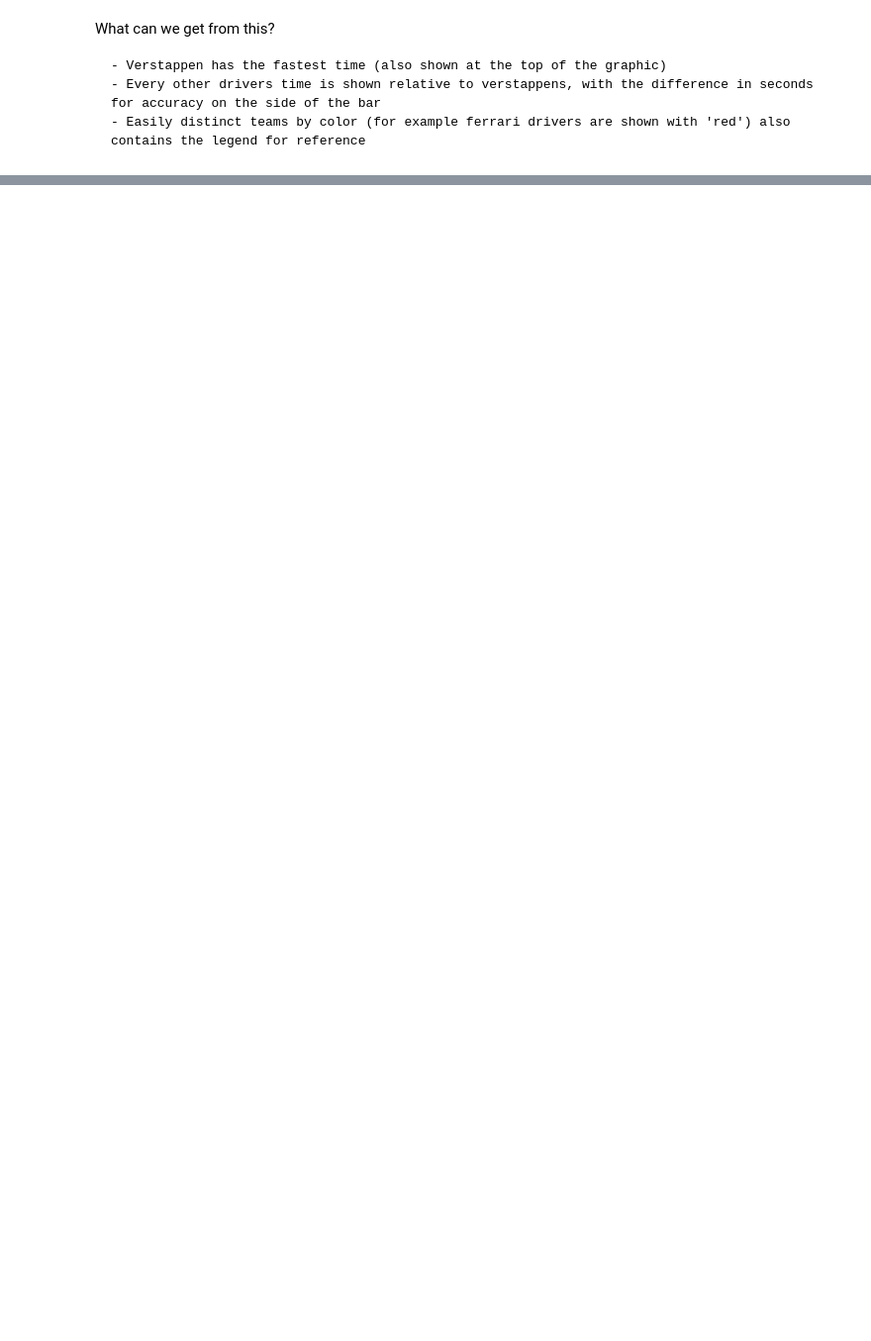
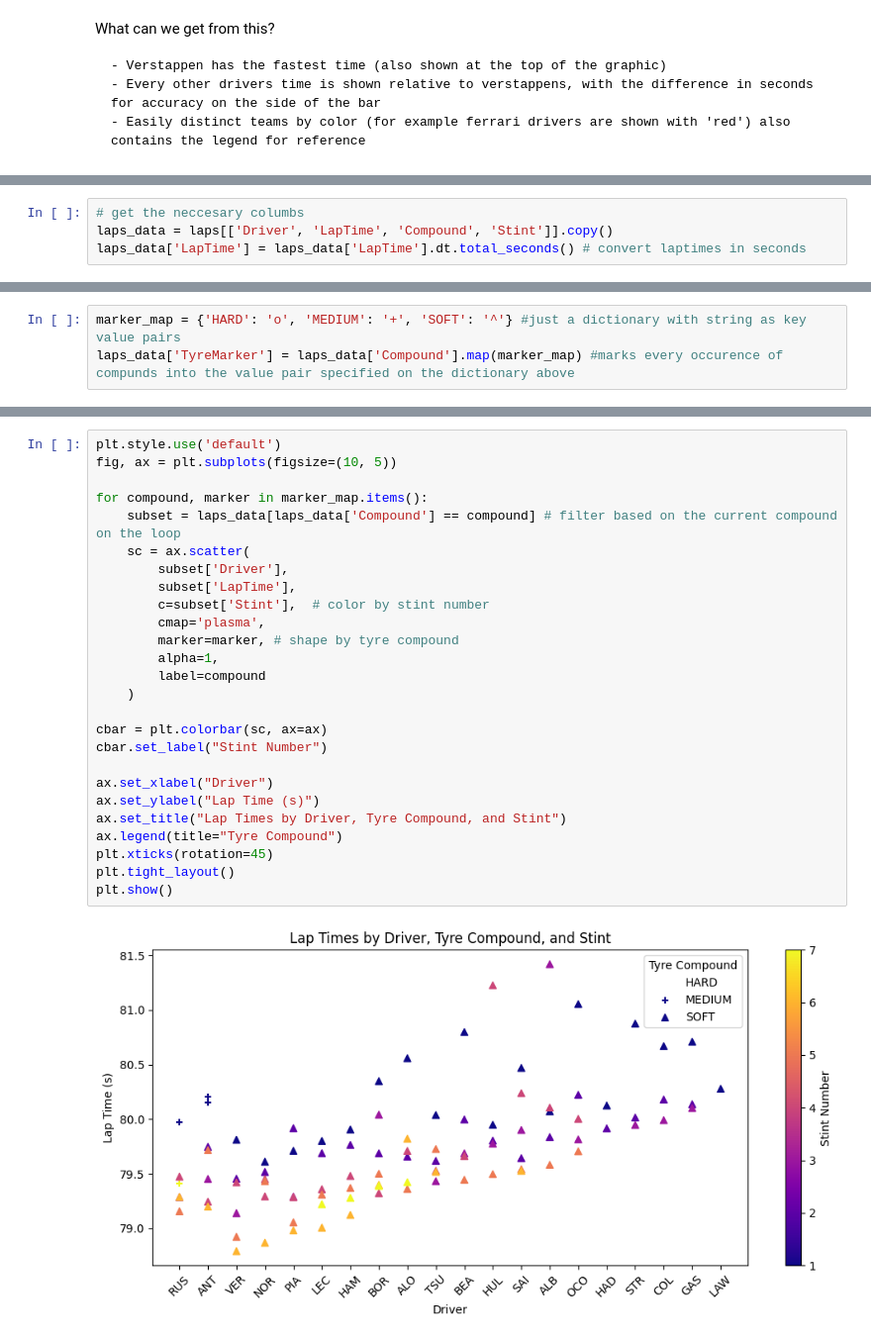
Before and after one commit to An-d1/Formula1Analysis, a Jupyter notebook: notebooks/monza_race_analysis.ipynb, the cells around one changed output, grey strips where cells are left out. Shown: that part at 99% size. Drawn from its saved outputs; the diff is of its cells as text; blank space fills up the shorter version.

```diff
--- a/notebooks/monza_race_analysis.ipynb
+++ b/notebooks/monza_race_analysis.ipynb
@@ -154,0 +226,4 @@ What can we get from this?
+# %%
+# get the neccesary columbs
+laps_data = laps[['Driver', 'LapTime', 'Compound', 'Stint']].copy()
+laps_data['LapTime'] = laps_data['LapTime'].dt.total_seconds() # convert laptimes in seconds
@@ -154,0 +247,3 @@ What can we get from this?
+# %%
+marker_map = {'HARD': 'o', 'MEDIUM': '+', 'SOFT': '^'} #just a dictionary with string as key value pairs
+laps_data['TyreMarker'] = laps_data['Compound'].map(marker_map) #marks every occurence of compunds into the value pair specified on the dictionary above
@@ -154,0 +256,28 @@ What can we get from this?
+# %%
+plt.style.use('default')
+fig, ax = plt.subplots(figsize=(10, 5))
+
+for compound, marker in marker_map.items():
+    subset = laps_data[laps_data['Compound'] == compound] # filter based on the current compound on the loop
+    sc = ax.scatter(
+        subset['Driver'],
+        subset['LapTime'],
+        c=subset['Stint'],  # color by stint number
+        cmap='plasma',
+        marker=marker, # shape by tyre compound
+        alpha=1,
+        label=compound
+    )
+
+cbar = plt.colorbar(sc, ax=ax)
+cbar.set_label("Stint Number")
+
+ax.set_xlabel("Driver")
+ax.set_ylabel("Lap Time (s)")
+ax.set_title("Lap Times by Driver, Tyre Compound, and Stint")
+ax.legend(title="Tyre Compound")
+plt.xticks(rotation=45)
+plt.tight_layout()
+plt.show()
+# %% [output]
+[figure, added]
```
Also changed, not shown: parts of 8 cells of this notebook, 1 other file.
